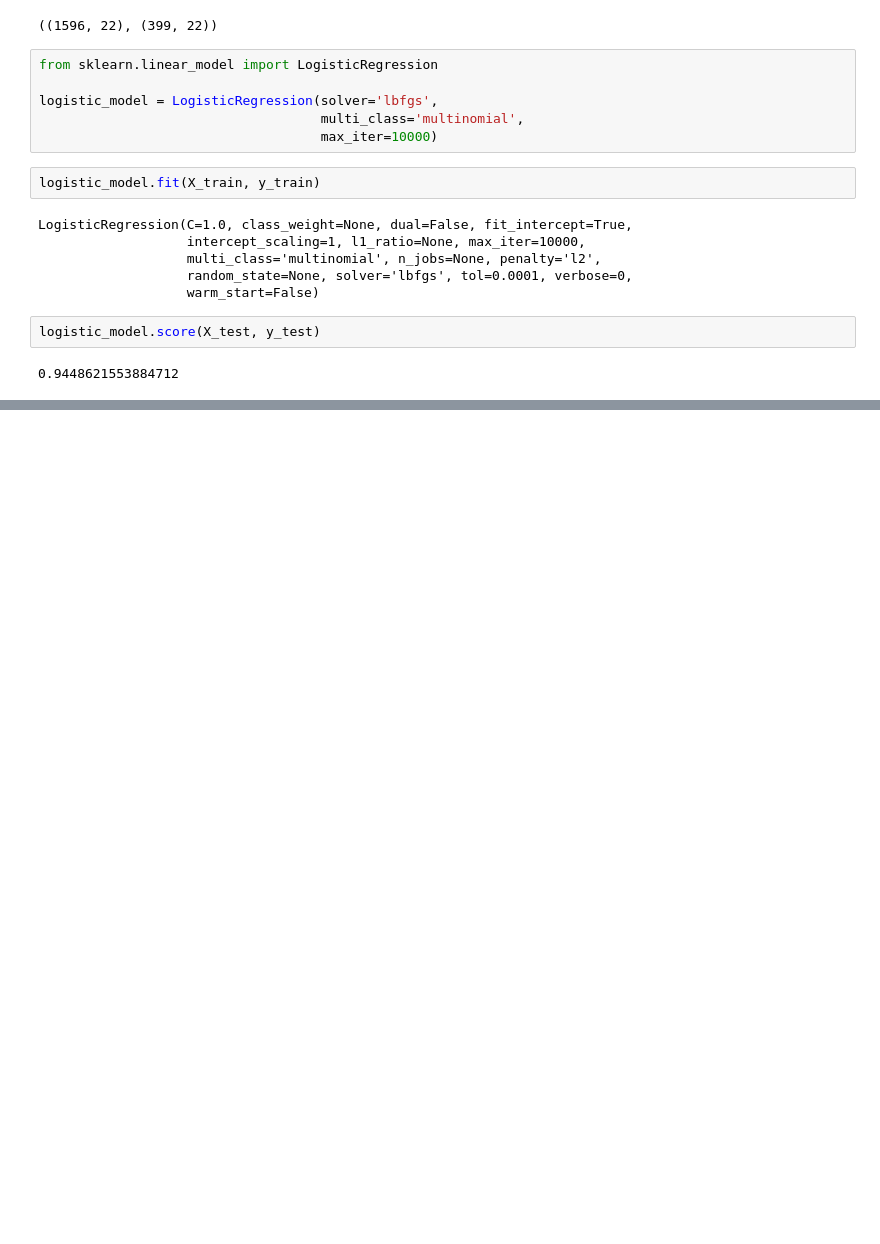
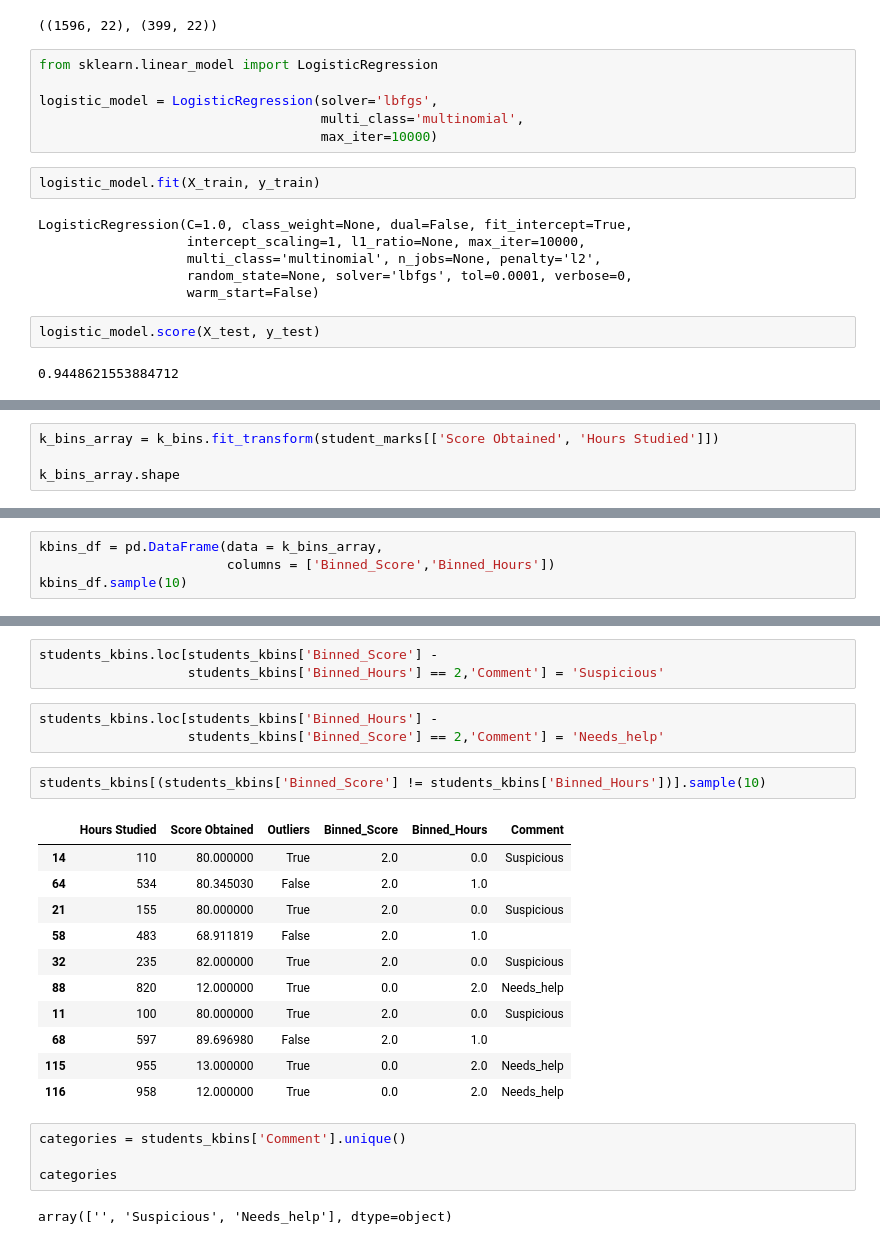
Before and after one commit to pritul2/Pluralsight-Notebook, a Jupyter notebook: 1. DataCleaningAndPreprocessing.ipynb, the cells around one changed output, grey strips where cells are left out. Drawn from its saved outputs; the diff is of its cells as text; blank space fills up the shorter version.

```diff
--- a/1. DataCleaningAndPreprocessing.ipynb
+++ b/1. DataCleaningAndPreprocessing.ipynb
@@ -621,0 +671,4 @@ logistic_model.score(X_test, y_test)
+# %%
+k_bins_array = k_bins.fit_transform(student_marks[['Score Obtained', 'Hours Studied']])
+
+k_bins_array.shape
@@ -621,0 +677,4 @@ logistic_model.score(X_test, y_test)
+# %%
+kbins_df = pd.DataFrame(data = k_bins_array,
+                        columns = ['Binned_Score','Binned_Hours'])
+kbins_df.sample(10)
@@ -621,0 +750,26 @@ logistic_model.score(X_test, y_test)
+# %%
+students_kbins.loc[students_kbins['Binned_Score'] -
+                   students_kbins['Binned_Hours'] == 2,'Comment'] = 'Suspicious'
+# %%
+students_kbins.loc[students_kbins['Binned_Hours'] -
+                   students_kbins['Binned_Score'] == 2,'Comment'] = 'Needs_help'
+# %%
+students_kbins[(students_kbins['Binned_Score'] != students_kbins['Binned_Hours'])].sample(10)
+# %% [output]
+|  | Hours Studied | Score Obtained | Outliers | Binned_Score | Binned_Hours | Comment |
+| 14 | 110 | 80.000000 | True | 2.0 | 0.0 | Suspicious |
+| 64 | 534 | 80.345030 | False | 2.0 | 1.0 |  |
+| 21 | 155 | 80.000000 | True | 2.0 | 0.0 | Suspicious |
+| 58 | 483 | 68.911819 | False | 2.0 | 1.0 |  |
+| 32 | 235 | 82.000000 | True | 2.0 | 0.0 | Suspicious |
+| 88 | 820 | 12.000000 | True | 0.0 | 2.0 | Needs_help |
+| 11 | 100 | 80.000000 | True | 2.0 | 0.0 | Suspicious |
+| 68 | 597 | 89.696980 | False | 2.0 | 1.0 |  |
+| 115 | 955 | 13.000000 | True | 0.0 | 2.0 | Needs_help |
+| 116 | 958 | 12.000000 | True | 0.0 | 2.0 | Needs_help |
+# %%
+categories = students_kbins['Comment'].unique()
+
+categories
+# %% [output]
+array(['', 'Suspicious', 'Needs_help'], dtype=object)
```
Also changed, not shown: parts of 20 cells of this notebook.
